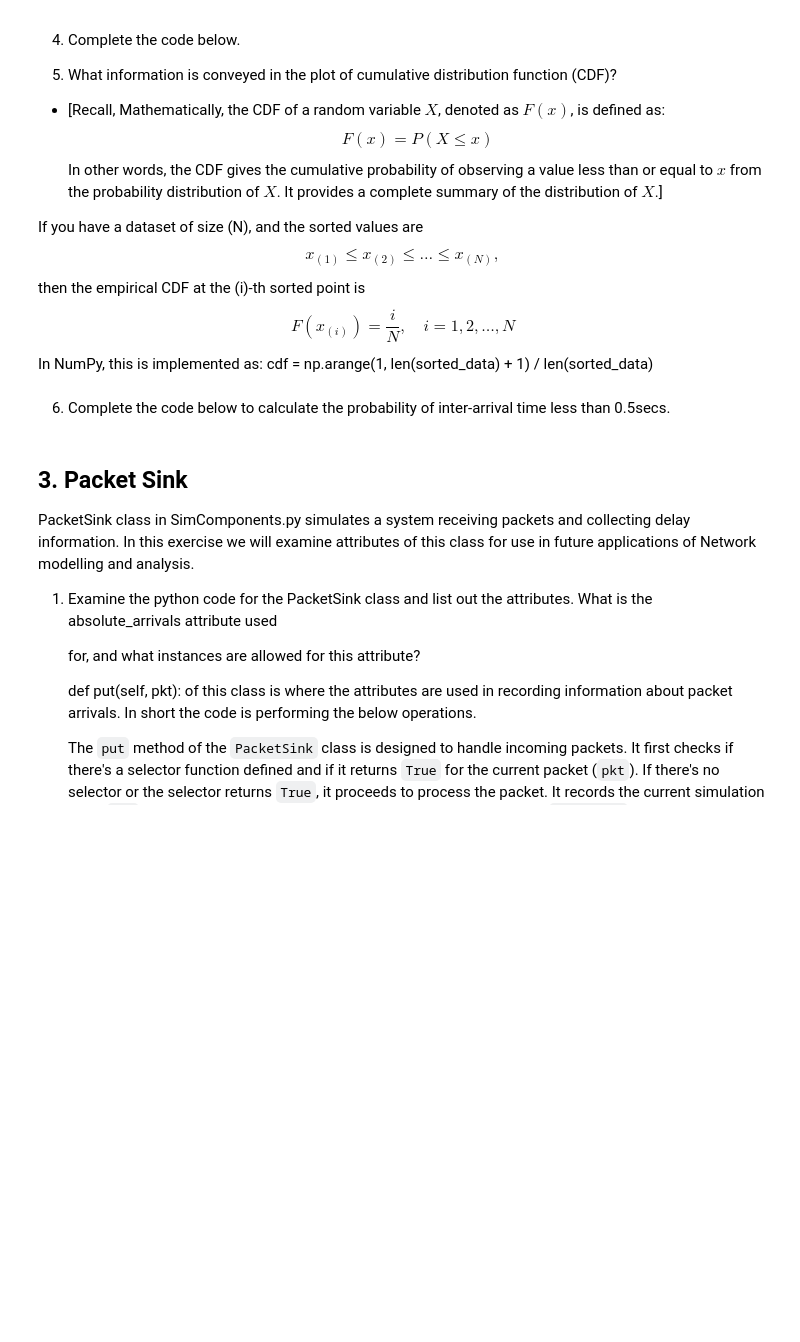
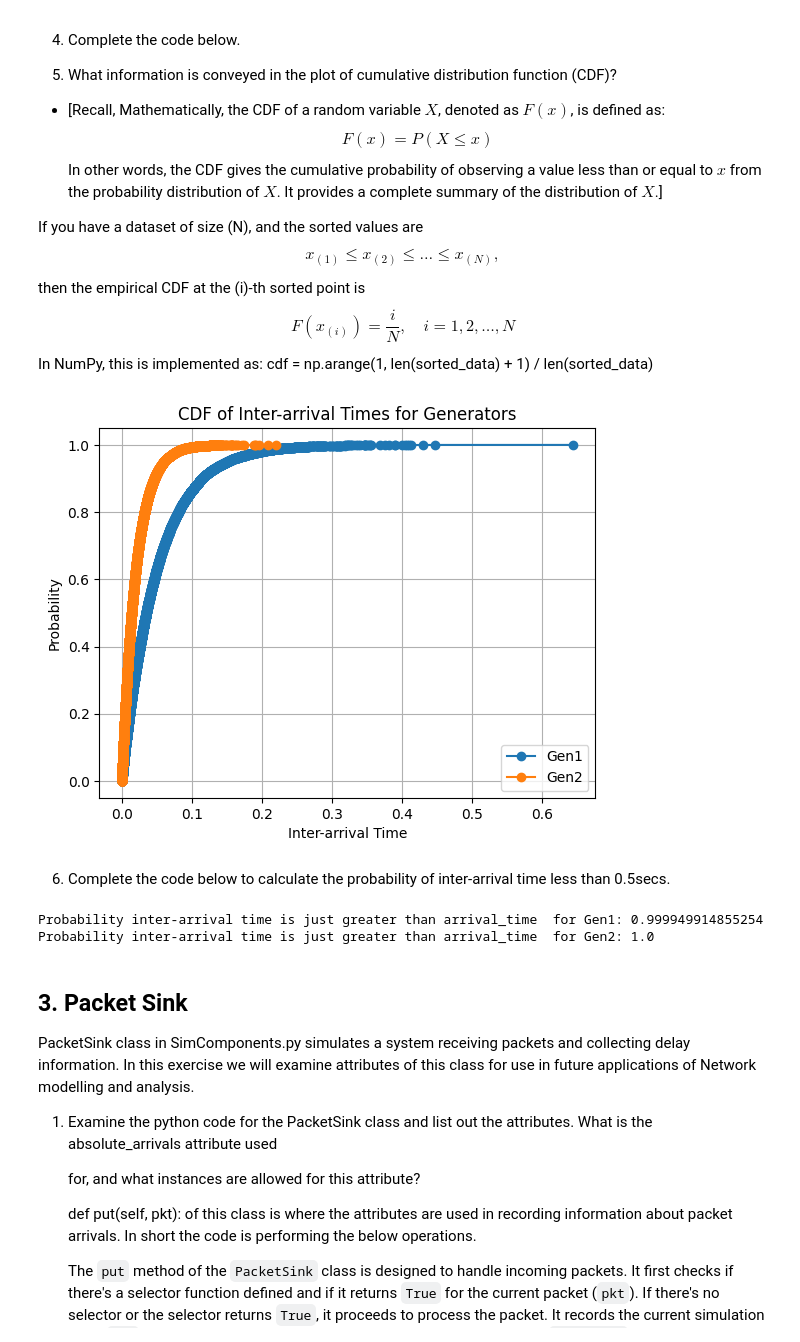
Before and after one commit to cpas0004/Monash2026, a Jupyter notebook: ECE4045/Labs/Lab 3/Lab3_Packet Generators_Moodle version2026.ipynb, the cells around one changed output. Cells and saved outputs as stored; diff of their text form; code cells hidden in the pictures; blank space fills up the shorter version.

```diff
--- a/ECE4045/Labs/Lab 3/Lab3_Packet Generators_Moodle version2026.ipynb
+++ b/ECE4045/Labs/Lab 3/Lab3_Packet Generators_Moodle version2026.ipynb
@@ -502,37 +588,44 @@ cdf = np.arange(1, len(sorted_data) + 1) / len(sorted_data)
 # %%
 # Calculate CDF for inter-arrival times
 gen1_interarrival_times = np.array(pk_gen1_interarrival_times)
 gen2_interarrival_times = np.array(pk_gen2_interarrival_times)
 
-                            #sort the data gen1_interarrival_times
-                                #sort the data gen2_interarrival_times
+#sort the data gen1_interarrival_times
+gen1_interarrival_times.sort()
+#sort the data gen2_interarrival_times
+gen2_interarrival_times.sort()
 
-gen1_cdf =                     # Calculate cdf
-gen2_cdf =                      # Calculate cdf
+gen1_cdf = np.arange(1, len(gen1_interarrival_times) + 1) / len(gen1_interarrival_times)
+gen2_cdf = np.arange(1, len(gen2_interarrival_times) + 1) / len(gen2_interarrival_times)
 
 # Plotting
 plt.plot(gen1_interarrival_times, gen1_cdf, label='Gen1', marker='o')
 plt.plot(gen2_interarrival_times, gen2_cdf, label='Gen2', marker='o')
 
 plt.xlabel('Inter-arrival Time')
 plt.ylabel('Probability')
 plt.title('CDF of Inter-arrival Times for Generators')
 plt.legend()
 plt.grid(True)
 plt.show()
+# %% [output]
+[figure, added]
 # %% [markdown]
 
 6. Complete the code below to calculate  the probability of inter-arrival time less than 0.5secs.
 # %%
 # Find the index where inter-arrival time is just greater than arrival_time
-arrival_time = float(input("inter arrival time threshold: " ))
-index1 =     #   index of the first element in gen2_interarrival_times that is greater than arrival_time. np.argmax(gen1_interarrival_times > arrival_time )
-index2 =     #   index of the first element in gen2_interarrival_times that is greater than arrival_time. np.argmax(gen1_interarrival_times > arrival_time )
+arrival_time = 0.5 # float(input("inter arrival time threshold: " ))
+index1 = np.argmax(gen1_interarrival_times > arrival_time)     #   index of the first element in gen2_interarrival_times that is greater than arrival_time. np.argmax(gen1_interarrival_times > arrival_time )
+index2 = np.argmax(gen2_interarrival_times > arrival_time)    #   index of the first element in gen2_interarrival_times that is greater than arrival_time. np.argmax(gen2_interarrival_times > arrival_time )
 # Calculate the probability using the CDF array
 probability1 = gen1_cdf[index1-1]
 probability2 = gen2_cdf[index2-1]
 print("Probability inter-arrival time is just greater than arrival_time  for Gen1:", probability1)
 print("Probability inter-arrival time is just greater than arrival_time  for Gen2:", probability2)
+# %% [output]
+Probability inter-arrival time is just greater than arrival_time  for Gen1: 0.999949914855254
+Probability inter-arrival time is just greater than arrival_time  for Gen2: 1.0
 # %% [markdown]
 ## 3. Packet Sink
 
```
Also changed, not shown: parts of 13 cells of this notebook, 2 other files.
